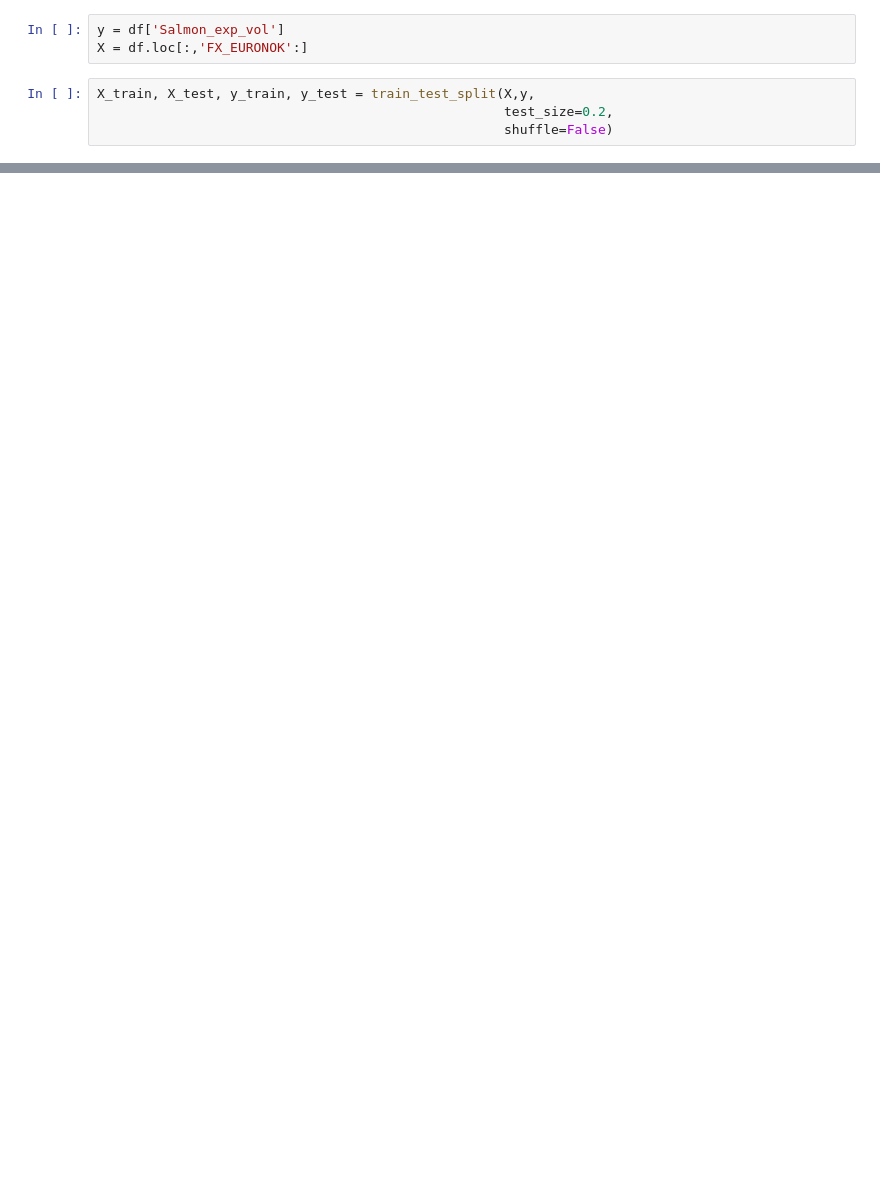
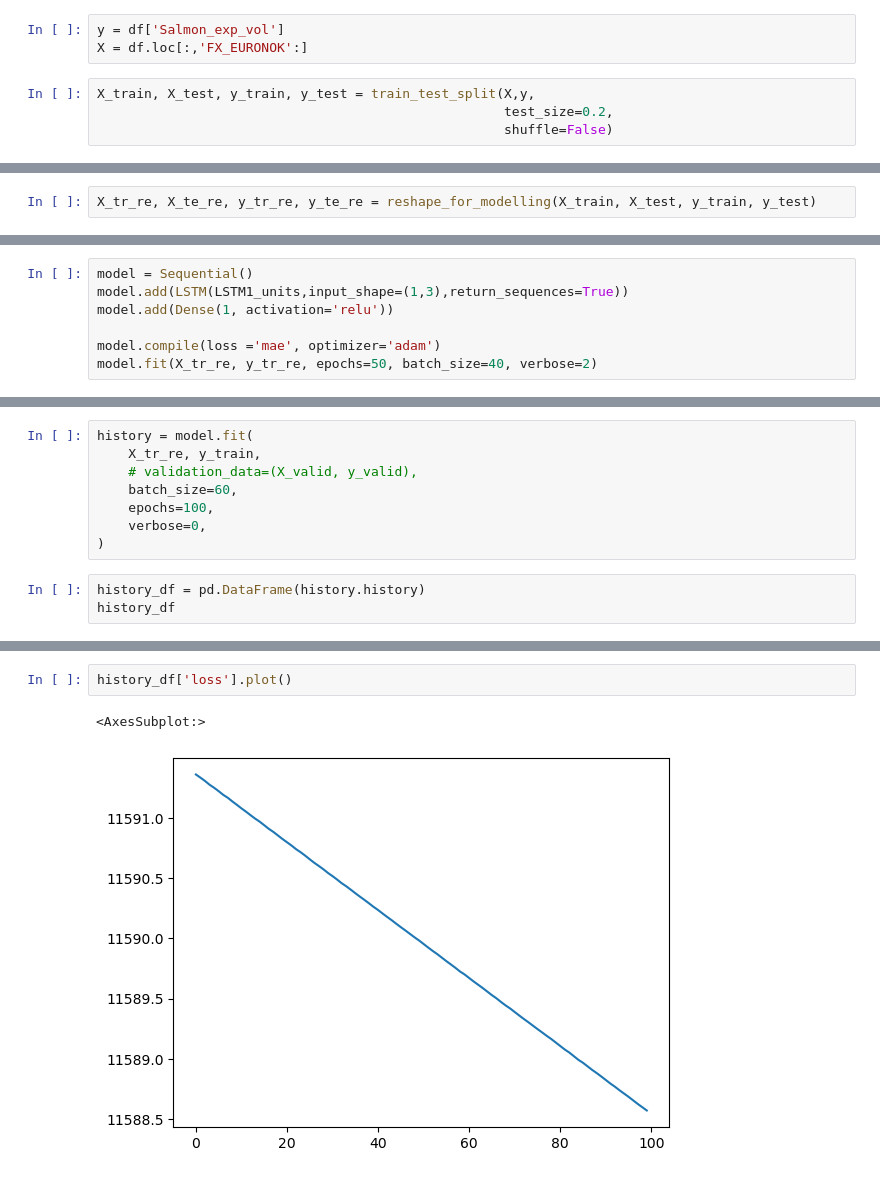
Before and after one commit to DataJakob/Various-School-Projects, a Jupyter notebook: Advanced Topics in Deep Learning/Feature_Enginneering.ipynb, the cells around one changed output, grey strips where cells are left out. Saved outputs shown, nothing was run; the diff lists cells and outputs as text; blank space fills up the shorter version.

```diff
--- a/Advanced Topics in Deep Learning/Feature_Enginneering.ipynb
+++ b/Advanced Topics in Deep Learning/Feature_Enginneering.ipynb
@@ -46,0 +87,2 @@ def log_transform(X_train, X_test):
+# %%
+X_tr_re, X_te_re, y_tr_re, y_te_re = reshape_for_modelling(X_train, X_test, y_train, y_test)
@@ -46,0 +94,7 @@ def log_transform(X_train, X_test):
+# %%
+model = Sequential()
+model.add(LSTM(LSTM1_units,input_shape=(1,3),return_sequences=True))
+model.add(Dense(1, activation='relu'))
+
+model.compile(loss ='mae', optimizer='adam')
+model.fit(X_tr_re, y_tr_re, epochs=50, batch_size=40, verbose=2)
@@ -46,0 +120,11 @@ def log_transform(X_train, X_test):
+# %%
+history = model.fit(
+    X_tr_re, y_train,
+    # validation_data=(X_valid, y_valid),
+    batch_size=60,
+    epochs=100,
+    verbose=0,
+)
+# %%
+history_df = pd.DataFrame(history.history)
+history_df
@@ -46,0 +145,5 @@ def log_transform(X_train, X_test):
+# %%
+history_df['loss'].plot()
+# %% [output]
+<AxesSubplot:>
+[figure, added]
```
Also changed, not shown: parts of 19 cells of this notebook.
